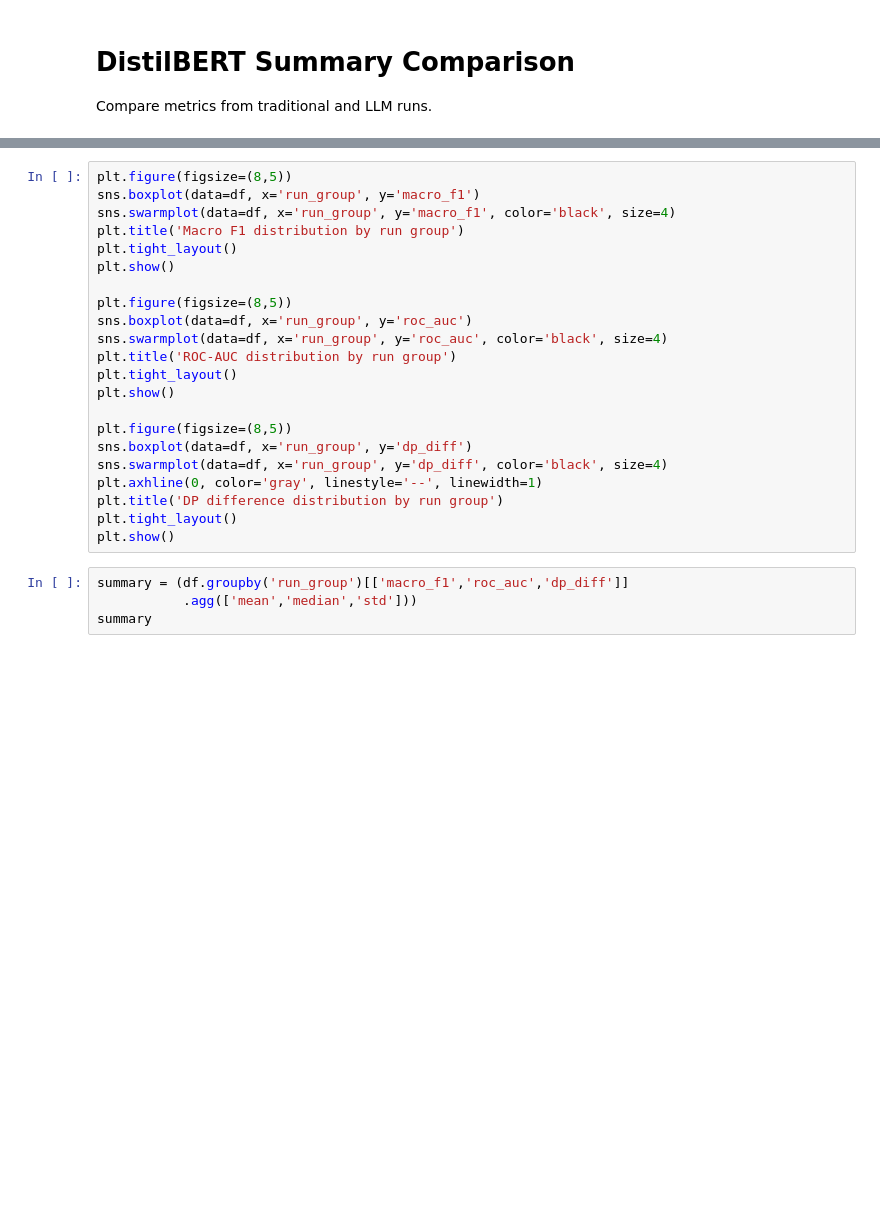
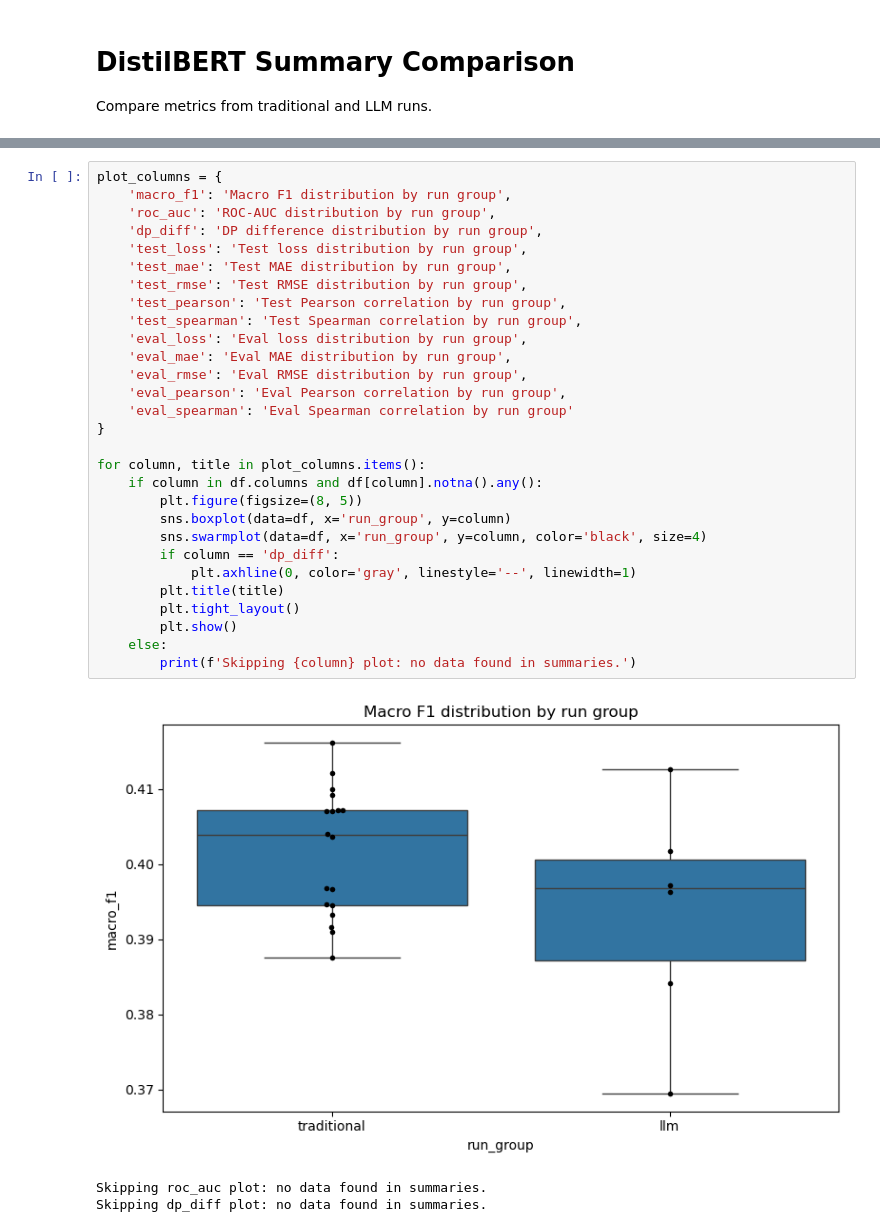
Before and after one commit to Cunyli/LLMImputation_ResearchMethodology, a Jupyter notebook: notebooks/distilbert_summary_comparison_third.ipynb, the cells around one changed output, grey strips where cells are left out. Cells and saved outputs as stored; diff of their text form; blank space fills up the shorter version.

```diff
--- a/notebooks/distilbert_summary_comparison_third.ipynb
+++ b/notebooks/distilbert_summary_comparison_third.ipynb
@@ -31,26 +68,33 @@ df[['dataset', 'run_group', 'macro_f1', 'roc_auc', 'dp_diff']].head()
-# %%
-plt.figure(figsize=(8,5))
-sns.boxplot(data=df, x='run_group', y='macro_f1')
-sns.swarmplot(data=df, x='run_group', y='macro_f1', color='black', size=4)
-plt.title('Macro F1 distribution by run group')
-plt.tight_layout()
-plt.show()
-
-plt.figure(figsize=(8,5))
-sns.boxplot(data=df, x='run_group', y='roc_auc')
-sns.swarmplot(data=df, x='run_group', y='roc_auc', color='black', size=4)
-plt.title('ROC-AUC distribution by run group')
-plt.tight_layout()
-plt.show()
-
-plt.figure(figsize=(8,5))
-sns.boxplot(data=df, x='run_group', y='dp_diff')
-sns.swarmplot(data=df, x='run_group', y='dp_diff', color='black', size=4)
-plt.axhline(0, color='gray', linestyle='--', linewidth=1)
-plt.title('DP difference distribution by run group')
-plt.tight_layout()
-plt.show()
-# %%
-summary = (df.groupby('run_group')[['macro_f1','roc_auc','dp_diff']]
-           .agg(['mean','median','std']))
-summary
+# %%
+plot_columns = {
+    'macro_f1': 'Macro F1 distribution by run group',
+    'roc_auc': 'ROC-AUC distribution by run group',
+    'dp_diff': 'DP difference distribution by run group',
+    'test_loss': 'Test loss distribution by run group',
+    'test_mae': 'Test MAE distribution by run group',
+    'test_rmse': 'Test RMSE distribution by run group',
+    'test_pearson': 'Test Pearson correlation by run group',
+    'test_spearman': 'Test Spearman correlation by run group',
+    'eval_loss': 'Eval loss distribution by run group',
+    'eval_mae': 'Eval MAE distribution by run group',
+    'eval_rmse': 'Eval RMSE distribution by run group',
+    'eval_pearson': 'Eval Pearson correlation by run group',
+    'eval_spearman': 'Eval Spearman correlation by run group'
+}
+
+for column, title in plot_columns.items():
+    if column in df.columns and df[column].notna().any():
+        plt.figure(figsize=(8, 5))
+        sns.boxplot(data=df, x='run_group', y=column)
+        sns.swarmplot(data=df, x='run_group', y=column, color='black', size=4)
+        if column == 'dp_diff':
+            plt.axhline(0, color='gray', linestyle='--', linewidth=1)
+        plt.title(title)
+        plt.tight_layout()
+        plt.show()
+    else:
+        print(f'Skipping {column} plot: no data found in summaries.')
+# %% [output]
+[figure, added]
+Skipping roc_auc plot: no data found in summaries.
+Skipping dp_diff plot: no data found in summaries.
```
Also changed, not shown: parts of 3 cells of this notebook.
